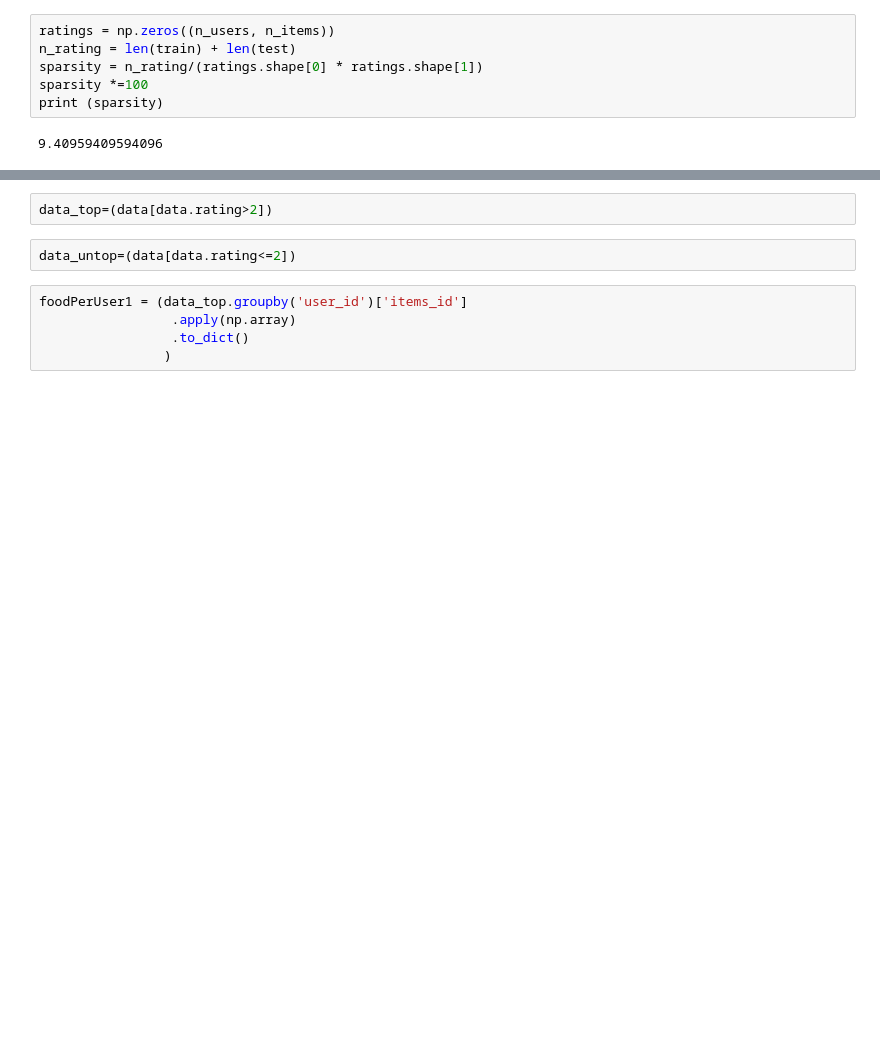
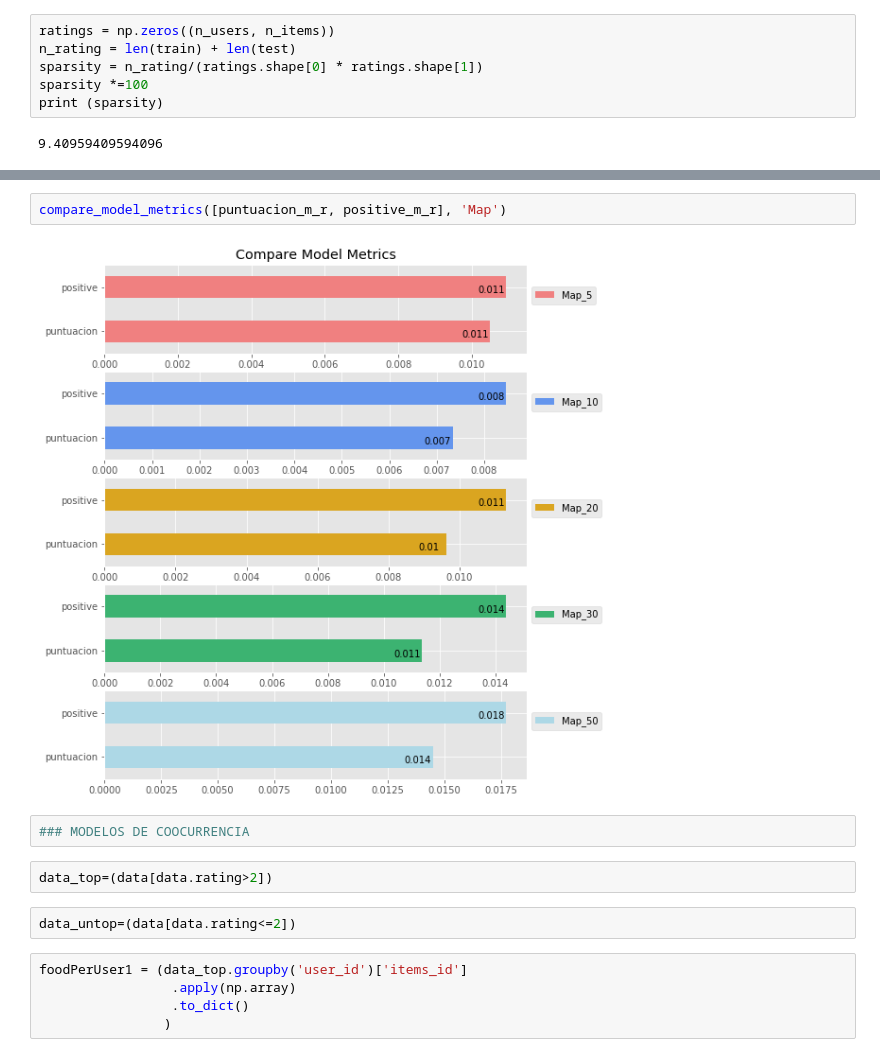
Before and after one commit to matiasch11/menu_semanal, a Jupyter notebook: Recomendador.ipynb, the cells around one changed output, grey strips where cells are left out. Cells and saved outputs as stored; diff of their text form; blank space fills up the shorter version.

```diff
--- a/Recomendador.ipynb
+++ b/Recomendador.ipynb
@@ -93,3 +437,9 @@ train.head()
+# %%
+compare_model_metrics([puntuacion_m_r, positive_m_r], 'Map')
+# %% [output]
+[figure, added]
+# %%
+### MODELOS DE COOCURRENCIA
 # %%
 data_top=(data[data.rating>2])
 # %%
```
Also changed, not shown: parts of 46 cells of this notebook.
